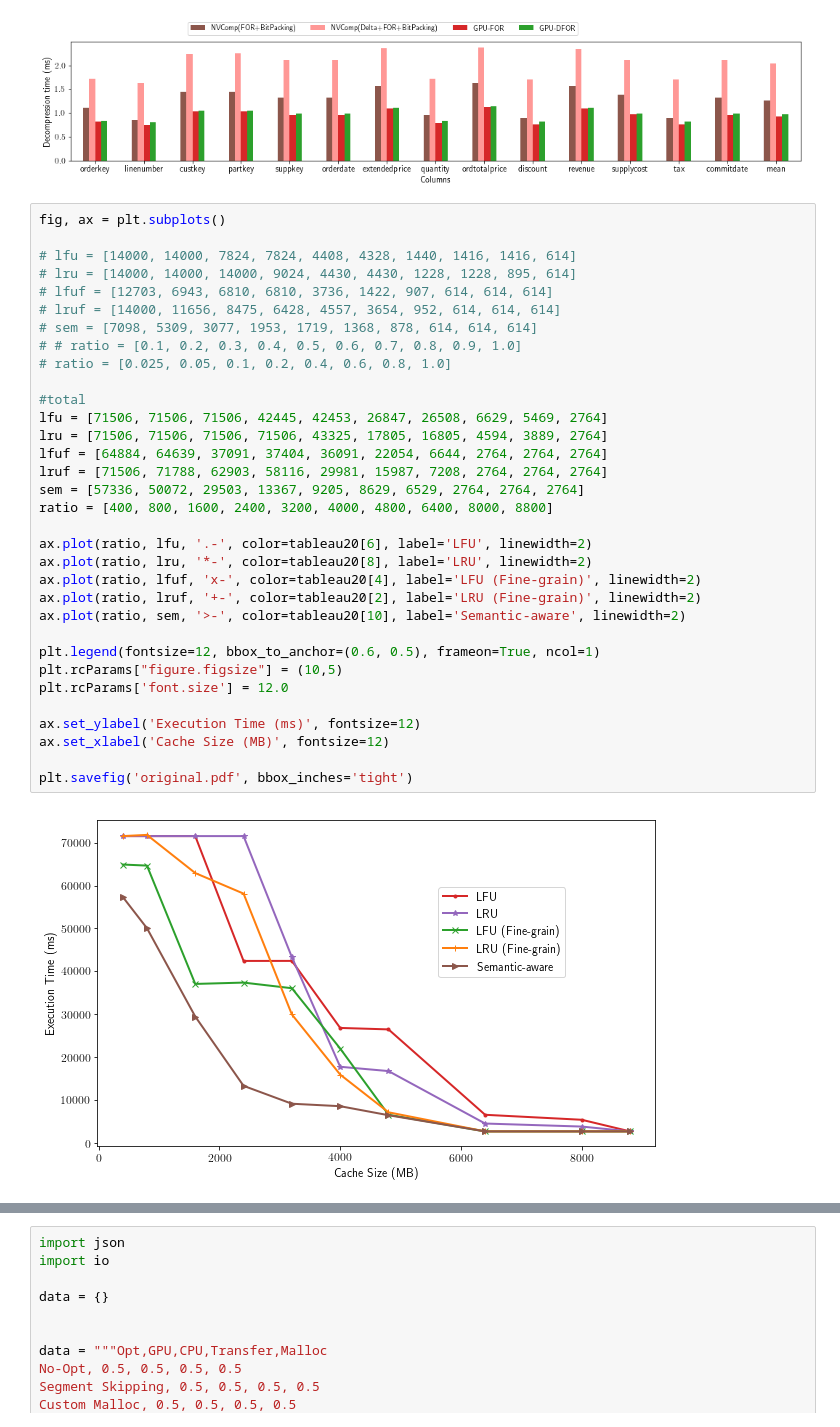
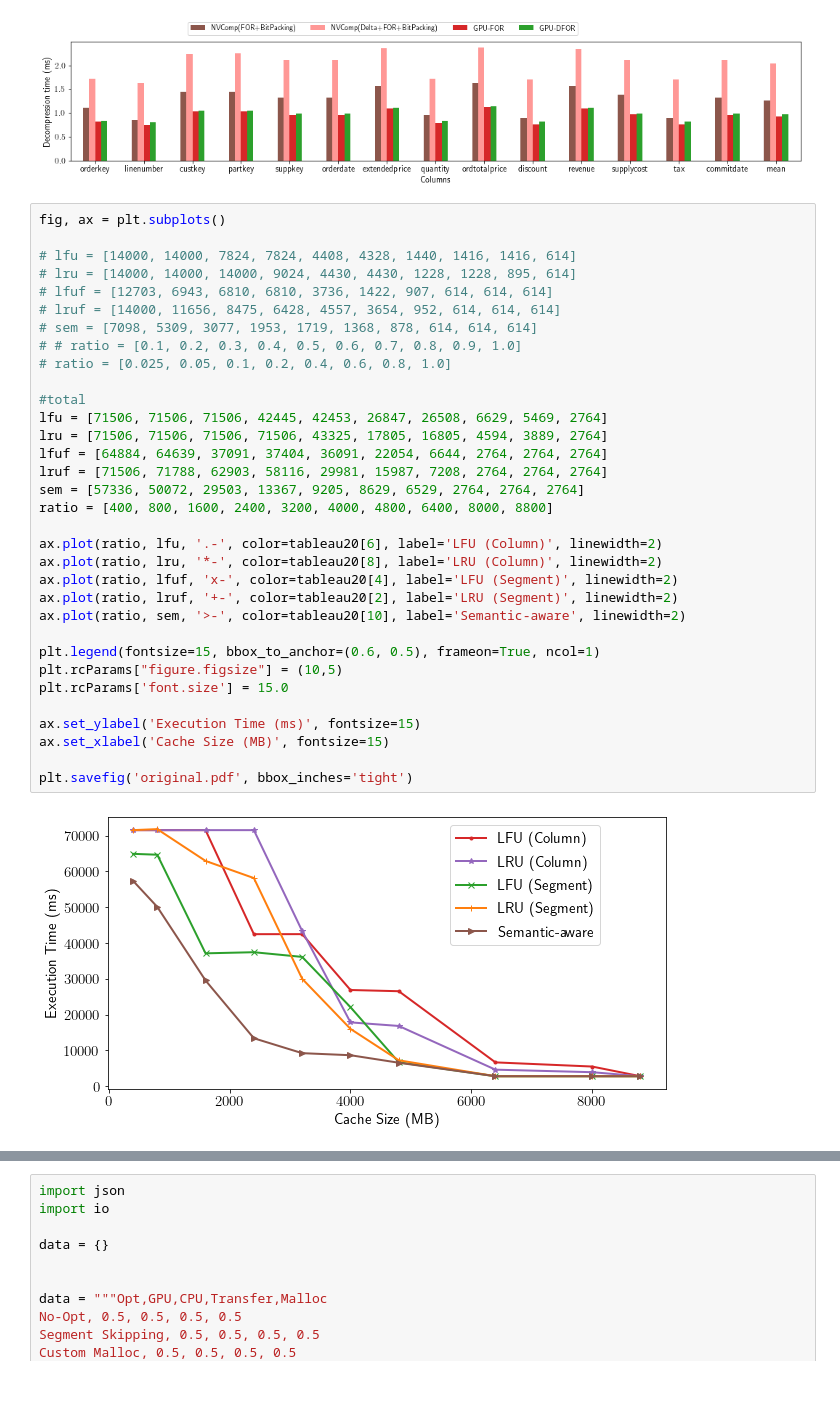
Before and after one commit to bwyogatama/Mordred-Deprecated, a Jupyter notebook: final.ipynb, the cells around one changed output, grey strips where cells are left out. Cells and saved outputs as stored; diff of their text form; blank space fills up the shorter version.

```diff
--- a/final.ipynb
+++ b/final.ipynb
@@ -1302,38 +1199,38 @@ plt.savefig('nvcomp.pdf', bbox_inches='tight')
 # %%
 fig, ax = plt.subplots()
 
 # lfu = [14000, 14000, 7824, 7824, 4408, 4328, 1440, 1416, 1416, 614]
 # lru = [14000, 14000, 14000, 9024, 4430, 4430, 1228, 1228, 895, 614]
 # lfuf = [12703, 6943, 6810, 6810, 3736, 1422, 907, 614, 614, 614]
 # lruf = [14000, 11656, 8475, 6428, 4557, 3654, 952, 614, 614, 614]
 # sem = [7098, 5309, 3077, 1953, 1719, 1368, 878, 614, 614, 614]
 # # ratio = [0.1, 0.2, 0.3, 0.4, 0.5, 0.6, 0.7, 0.8, 0.9, 1.0]
 # ratio = [0.025, 0.05, 0.1, 0.2, 0.4, 0.6, 0.8, 1.0]
 
 #total
 lfu = [71506, 71506, 71506, 42445, 42453, 26847, 26508, 6629, 5469, 2764]
 lru = [71506, 71506, 71506, 71506, 43325, 17805, 16805, 4594, 3889, 2764]
 lfuf = [64884, 64639, 37091, 37404, 36091, 22054, 6644, 2764, 2764, 2764]
 lruf = [71506, 71788, 62903, 58116, 29981, 15987, 7208, 2764, 2764, 2764]
 sem = [57336, 50072, 29503, 13367, 9205, 8629, 6529, 2764, 2764, 2764]
 ratio = [400, 800, 1600, 2400, 3200, 4000, 4800, 6400, 8000, 8800]
 
-ax.plot(ratio, lfu, '.-', color=tableau20[6], label='LFU', linewidth=2)
-ax.plot(ratio, lru, '*-', color=tableau20[8], label='LRU', linewidth=2)
-ax.plot(ratio, lfuf, 'x-', color=tableau20[4], label='LFU (Fine-grain)', linewidth=2)
-ax.plot(ratio, lruf, '+-', color=tableau20[2], label='LRU (Fine-grain)', linewidth=2)
+ax.plot(ratio, lfu, '.-', color=tableau20[6], label='LFU (Column)', linewidth=2)
+ax.plot(ratio, lru, '*-', color=tableau20[8], label='LRU (Column)', linewidth=2)
+ax.plot(ratio, lfuf, 'x-', color=tableau20[4], label='LFU (Segment)', linewidth=2)
+ax.plot(ratio, lruf, '+-', color=tableau20[2], label='LRU (Segment)', linewidth=2)
 ax.plot(ratio, sem, '>-', color=tableau20[10], label='Semantic-aware', linewidth=2)
 
-plt.legend(fontsize=12, bbox_to_anchor=(0.6, 0.5), frameon=True, ncol=1)
+plt.legend(fontsize=15, bbox_to_anchor=(0.6, 0.5), frameon=True, ncol=1)
 plt.rcParams["figure.figsize"] = (10,5)
-plt.rcParams['font.size'] = 12.0
+plt.rcParams['font.size'] = 15.0
 
-ax.set_ylabel('Execution Time (ms)', fontsize=12)
-ax.set_xlabel('Cache Size (MB)', fontsize=12)
+ax.set_ylabel('Execution Time (ms)', fontsize=15)
+ax.set_xlabel('Cache Size (MB)', fontsize=15)
 
 plt.savefig('original.pdf', bbox_inches='tight')
 # %% [output]
-[figure, old version]
+[figure, new version]
 # %%
 fig, ax = plt.subplots()
 
```
Also changed, not shown: parts of 12 cells of this notebook, 15 other files.
